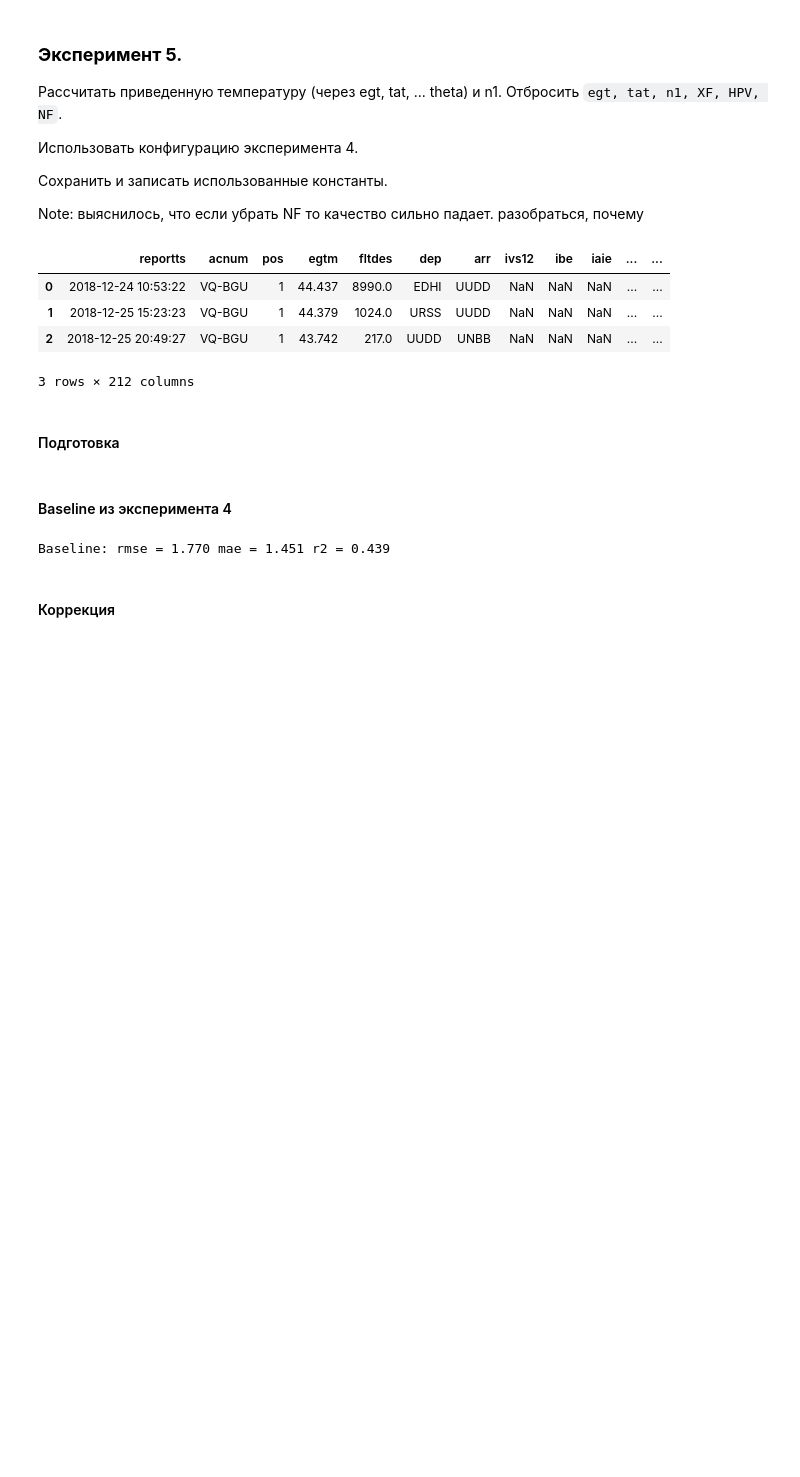
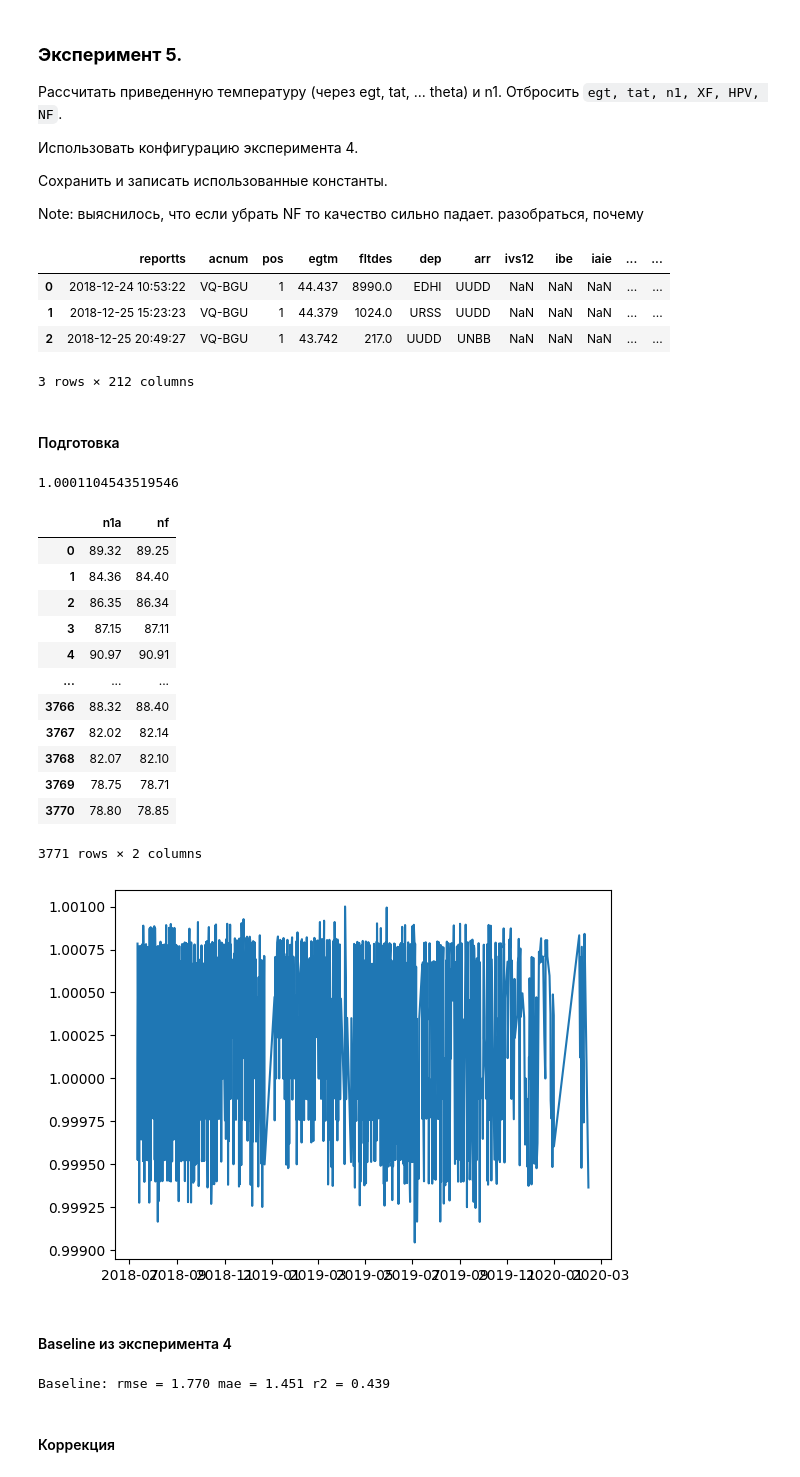
Before and after one commit to skeptlk/ecm, a Jupyter notebook: ex5_corrections.ipynb, the cells around one changed output. Cells and saved outputs as stored; diff of their text form; code cells hidden in the pictures; blank space fills up the shorter version.

```diff
--- a/ex5_corrections.ipynb
+++ b/ex5_corrections.ipynb
@@ -39,6 +39,32 @@ data = build_dataset(
   features,
   n_back=13,
 )
+# %%
+import matplotlib.pyplot as plt
+
+
+print((data['nf'] / data['n1a']).mean())
+
+sub = data[(data['pos'] == 2) & (data['acnum'] == 'VQ-BDU')]
+plt.plot(sub['reportts'], sub['n1a'] / sub['nf'])
+
+data[['n1a', 'nf']]
+# %% [output]
+1.0001104543519546
+|  | n1a | nf |
+| 0 | 89.32 | 89.25 |
+| 1 | 84.36 | 84.40 |
+| 2 | 86.35 | 86.34 |
+| 3 | 87.15 | 87.11 |
+| 4 | 90.97 | 90.91 |
+| ... | ... | ... |
+| 3766 | 88.32 | 88.40 |
+| 3767 | 82.02 | 82.14 |
+| 3768 | 82.07 | 82.10 |
+| 3769 | 78.75 | 78.71 |
+| 3770 | 78.80 | 78.85 |
+3771 rows × 2 columns
+[figure, added]
 # %%
 from sklearn.linear_model import LinearRegression
 from sklearn.metrics import mean_squared_error, mean_absolute_error, r2_score
```
Also changed, not shown: parts of 9 cells of this notebook, 4 other files.
